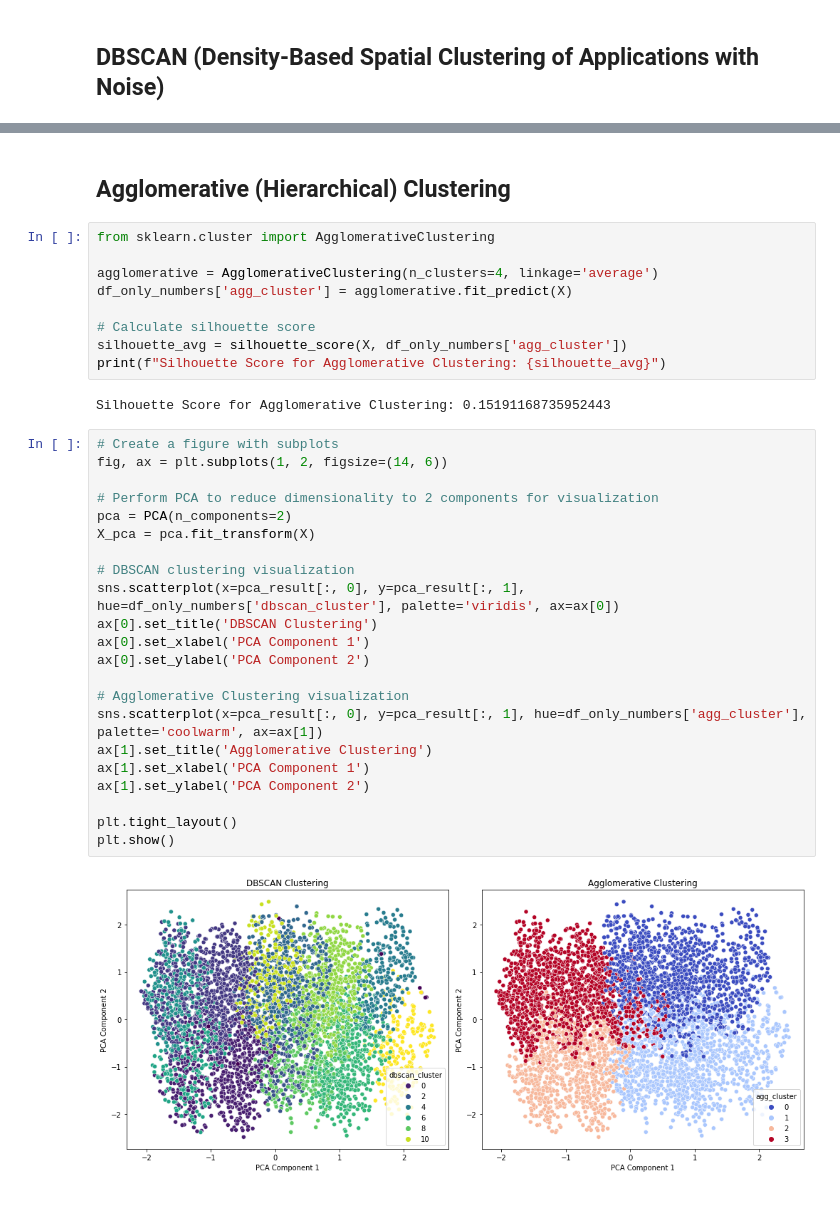
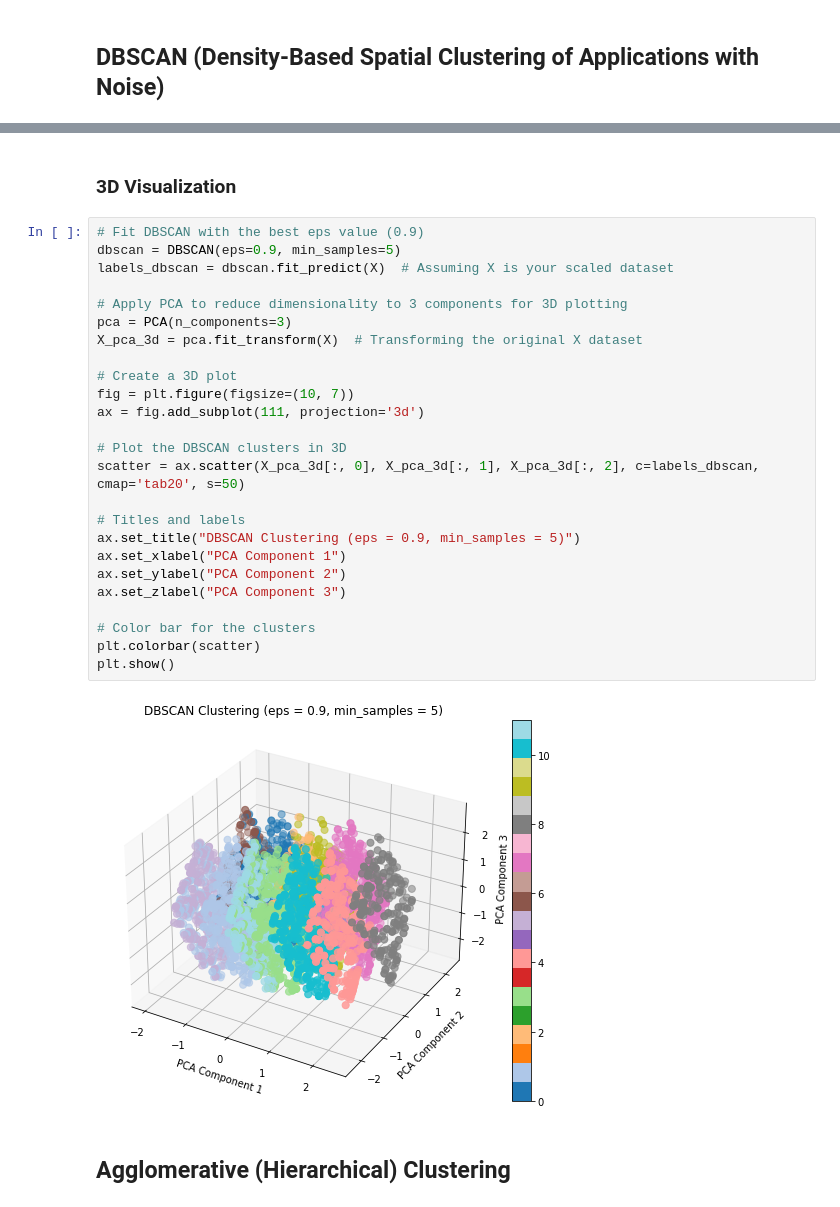
Before and after one commit to Mohammed-Mahmoud-Elsayed-Ahmed-MMES/Graduation-Project-Part-2-MLSC-Data-Science-Machine-Learning-Course, a Jupyter notebook: E-commerce Graduation Project part2 (Mohamed Mahmoud El-Sayed).ipynb, the cells around one changed output, grey strips where cells are left out. Drawn from its saved outputs; the diff is of its cells as text.

```diff
--- a/E-commerce Graduation Project part2 (Mohamed Mahmoud El-Sayed).ipynb
+++ b/E-commerce Graduation Project part2 (Mohamed Mahmoud El-Sayed).ipynb
@@ -478,37 +556,31 @@ Silhouette Score for DBSCAN: 0.14787077726678208
+# %% [markdown]
+### 3D Visualization
+# %%
+# Fit DBSCAN with the best eps value (0.9)
+dbscan = DBSCAN(eps=0.9, min_samples=5)
+labels_dbscan = dbscan.fit_predict(X)  # Assuming X is your scaled dataset
+
+# Apply PCA to reduce dimensionality to 3 components for 3D plotting
+pca = PCA(n_components=3)
+X_pca_3d = pca.fit_transform(X)  # Transforming the original X dataset
+
+# Create a 3D plot
+fig = plt.figure(figsize=(10, 7))
+ax = fig.add_subplot(111, projection='3d')
+
+# Plot the DBSCAN clusters in 3D
+scatter = ax.scatter(X_pca_3d[:, 0], X_pca_3d[:, 1], X_pca_3d[:, 2], c=labels_dbscan, cmap='tab20', s=50)
+
+# Titles and labels
+ax.set_title("DBSCAN Clustering (eps = 0.9, min_samples = 5)")
+ax.set_xlabel("PCA Component 1")
+ax.set_ylabel("PCA Component 2")
+ax.set_zlabel("PCA Component 3")
+
+# Color bar for the clusters
+plt.colorbar(scatter)
+plt.show()
+# %% [output]
+[figure, added]
 # %% [markdown]
 ## Agglomerative (Hierarchical) Clustering
-# %%
-from sklearn.cluster import AgglomerativeClustering
-
-agglomerative = AgglomerativeClustering(n_clusters=4, linkage='average')
-df_only_numbers['agg_cluster'] = agglomerative.fit_predict(X)
-
-# Calculate silhouette score
-silhouette_avg = silhouette_score(X, df_only_numbers['agg_cluster'])
-print(f"Silhouette Score for Agglomerative Clustering: {silhouette_avg}")
-# %% [output]
-Silhouette Score for Agglomerative Clustering: 0.15191168735952443
-# %%
-# Create a figure with subplots
-fig, ax = plt.subplots(1, 2, figsize=(14, 6))
-
-# Perform PCA to reduce dimensionality to 2 components for visualization
-pca = PCA(n_components=2)
-X_pca = pca.fit_transform(X)
-
-# DBSCAN clustering visualization
-sns.scatterplot(x=pca_result[:, 0], y=pca_result[:, 1], hue=df_only_numbers['dbscan_cluster'], palette='viridis', ax=ax[0])
-ax[0].set_title('DBSCAN Clustering')
-ax[0].set_xlabel('PCA Component 1')
-ax[0].set_ylabel('PCA Component 2')
-
-# Agglomerative Clustering visualization
-sns.scatterplot(x=pca_result[:, 0], y=pca_result[:, 1], hue=df_only_numbers['agg_cluster'], palette='coolwarm', ax=ax[1])
-ax[1].set_title('Agglomerative Clustering')
-ax[1].set_xlabel('PCA Component 1')
-ax[1].set_ylabel('PCA Component 2')
-
-plt.tight_layout()
-plt.show()
-# %% [output]
-[figure, removed]
```
Also changed, not shown: parts of 28 cells of this notebook.
